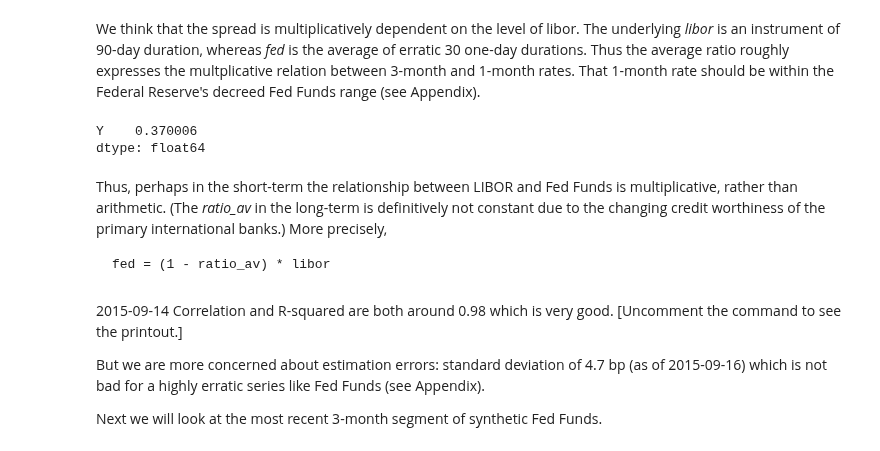
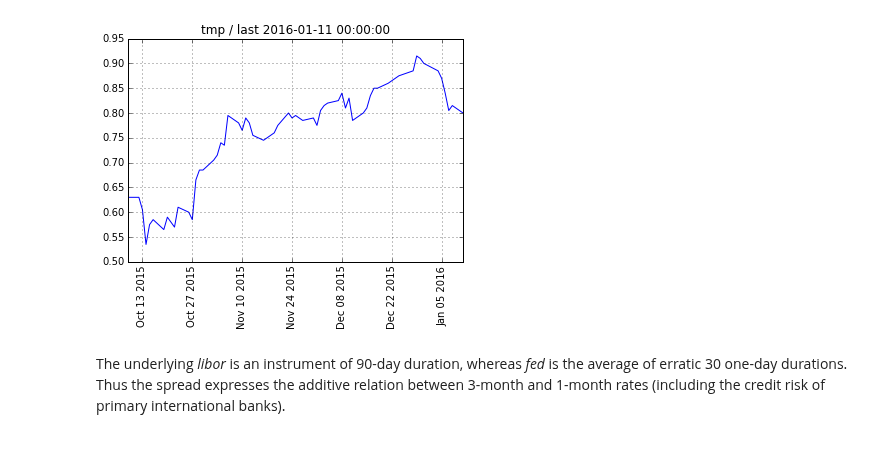
Before and after one commit to rsvp/fecon235, a Jupyter notebook: nb/qdl-libor-fed-funds.ipynb, the cells around one changed output. Saved outputs shown, nothing was run; the diff lists cells and outputs as text; code cells hidden in the pictures.

```diff
--- a/nb/qdl-libor-fed-funds.ipynb
+++ b/nb/qdl-libor-fed-funds.ipynb
@@ -121,14 +132,11 @@ plot( ratio )
+# %%
+plot( tail(libor, 64) )
+#         Approx. 64 trading days during one quarter.
+# %% [output]
+[figure, added]
 # %% [markdown]
-We think that the spread is multiplicatively dependent on the level of libor. The underlying *libor* is an instrument of 90-day duration, whereas *fed* is the average of erratic 30 one-day durations. Thus the average ratio roughly expresses the multplicative relation between 3-month and 1-month rates. That 1-month rate should be within the Federal Reserve's decreed Fed Funds range (see Appendix).
+The underlying *libor* is an instrument of 90-day duration,
+whereas *fed* is the average of erratic 30 one-day durations.
+Thus the spread expresses the additive relation between
+3-month and 1-month rates (including the credit risk of primary international banks).
-# %%
-#  Average ratio:
-ratio_av = ratio.mean()
-print ratio_av
-# %% [output]
-Y    0.370006
-dtype: float64
-# %% [markdown]
-Thus, perhaps in the short-term the relationship between LIBOR and Fed Funds is multiplicative, rather than arithmetic. (The *ratio_av* in the long-term is definitively not constant due to the changing credit worthiness of the primary international banks.) More precisely,
-
-    fed = (1 - ratio_av) * libor
 # %%
@@ -146,6 +156,0 @@ fedsyn = todf( (1 - ratio_av) * libor )
-# %% [markdown]
-2015-09-14  Correlation and R-squared are both around 0.98 which is very good. [Uncomment the command to see the printout.]
-
-But we are more concerned about estimation errors: standard deviation of 4.7 bp (as of 2015-09-16) which is not bad for a highly erratic series like Fed Funds (see Appendix).
-
-Next we will look at the most recent 3-month segment of synthetic Fed Funds.
```
Also changed, not shown: parts of 39 cells of this notebook.
